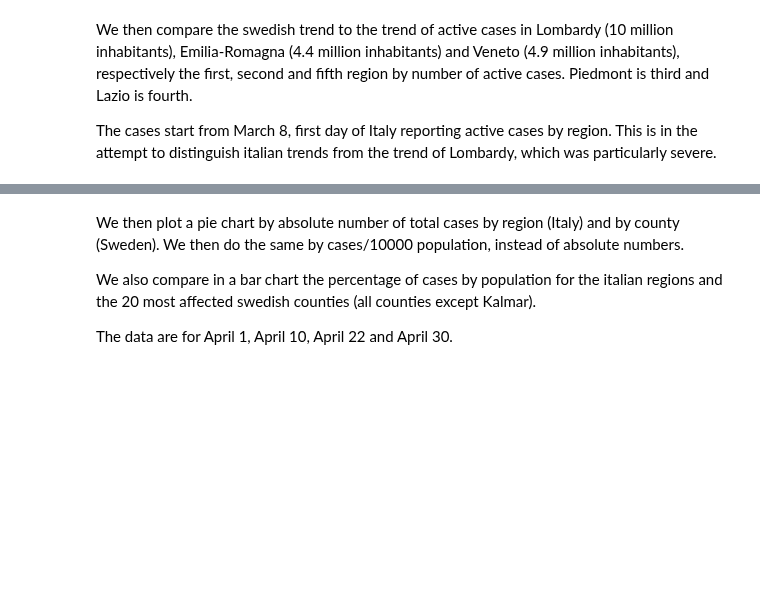
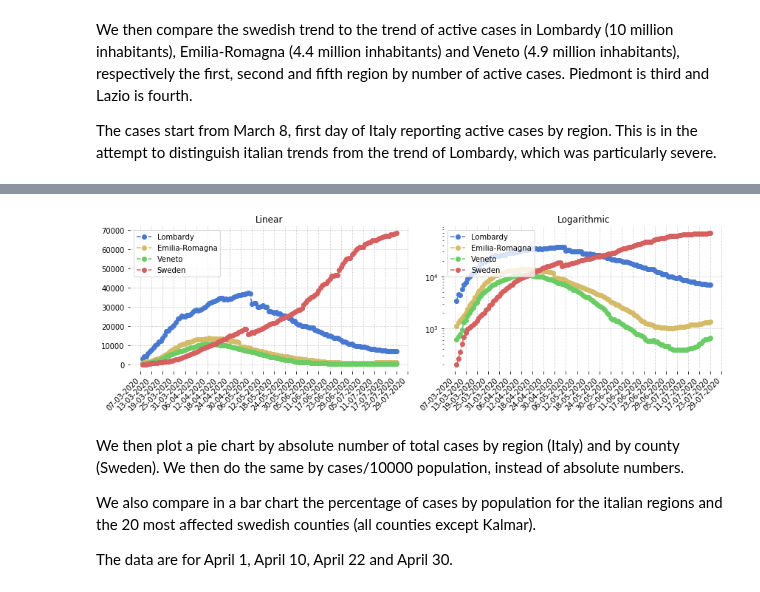
Before and after one commit to eera-l/Covid19-Sweden-Overview, a Jupyter notebook: c19-it-swe.ipynb, the cells around one changed output, grey strips where cells are left out. Saved outputs shown, nothing was run; the diff lists cells and outputs as text; code cells hidden in the pictures; blank space fills up the shorter version.

```diff
--- a/c19-it-swe.ipynb
+++ b/c19-it-swe.ipynb
@@ -976,3 +833,58 @@ plt.show()
+# %%
+import numpy as np
+import matplotlib.pyplot as plt
+import matplotlib.dates as mdates
+import seaborn as sns
+import datetime as dt
+
+lom_act = utils.load_lombardy_active(13)
+
+er_act = utils.load_emilia_active(13)
+
+ve_act = utils.load_veneto_active(13)
+
+sweden_act = sweden_active.copy()[6:]
+
+start = dt.date(2020, 3, 8)
+end = start + dt.timedelta(days=len(lom_act))
+days = mdates.drange(start, end, dt.timedelta(days=1))
+
+fig = plt.figure()
+ax1 = fig.add_subplot(121)
+ax1.plot(days, lom_act, '--bo', label='Lombardy')
+ax1.plot(days, er_act, '--yo', label='Emilia-Romagna')
+ax1.plot(days, ve_act, '--go', label='Veneto')
+ax1.plot(days, sweden_act, '--ro', label='Sweden')
+ax1.legend(loc="upper left")
+ax1.set_title('Linear')
+ax1.xaxis.set_major_formatter(mdates.DateFormatter('%d-%m-%Y'))
+ax1.xaxis.set_major_locator(mdates.DayLocator(interval=interval))
+ax1.axes.grid(linestyle='dotted')
+
+ax2 = fig.add_subplot(122)
+ax2.plot(days, lom_act, '--bo', label='Lombardy')
+ax2.plot(days, er_act, '--yo', label='Emilia-Romagna')
+ax2.plot(days, ve_act, '--go', label='Veneto')
+ax2.plot(days, sweden_act, '--ro', label='Sweden')
+ax2.legend(loc="upper left")
+ax2.set_title('Logarithmic')
+ax2.set_yscale('log')
+ax2.xaxis.set_major_formatter(mdates.DateFormatter('%d-%m-%Y'))
+ax2.xaxis.set_major_locator(mdates.DayLocator(interval=interval))
+ax2.axes.grid(linestyle='dotted')
+
+sns.set_color_codes('muted')
+sns.despine(left = True, bottom = True)
+for ax in fig.axes:
+  for label in ax.get_xticklabels():
+    label.set_ha("right")
+    label.set_rotation(45)
+fig.set_figheight(4)
+fig.set_figwidth(12)
+plt.tight_layout()
+plt.show()
+# %% [output]
+[figure, added]
 # %% [markdown]
 We then plot a pie chart by absolute number of total cases by region (Italy) and by county (Sweden). We then do the same by cases/10000 population, instead of absolute numbers.
 
```
Also changed, not shown: parts of 9 cells of this notebook, 2 other files.
